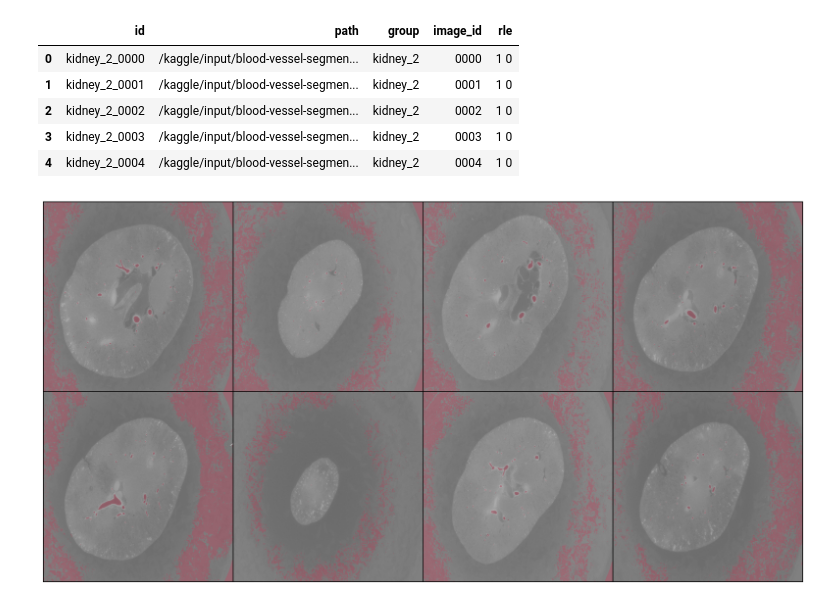
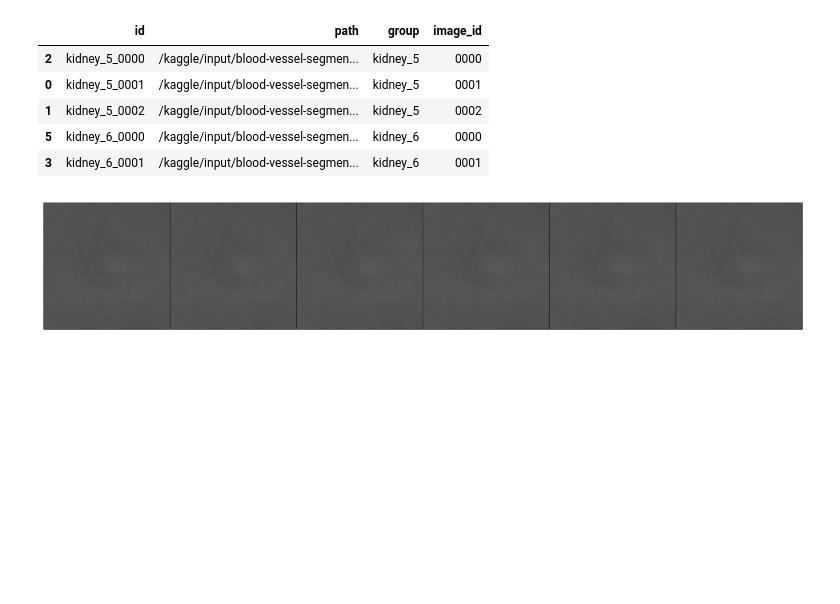
Before and after one commit to recursingfeynman/sennet-segmentation, a Jupyter notebook: notebooks/sennet-inference.ipynb, the cells around one changed output. Cells and saved outputs as stored; diff of their text form; code cells hidden in the pictures; blank space fills up the shorter version.

Commit message:
Kaggle Notebook | SenNet | Inference | Version 52

```diff
--- a/notebooks/sennet-inference.ipynb
+++ b/notebooks/sennet-inference.ipynb
@@ -22,17 +26,18 @@ from angionet.postprocessing import postprocess
 # %%
 class config:
     root = "/kaggle/input/blood-vessel-segmentation"
-    model = "/kaggle/input/sennet-training/tu-resnet50d-best.pt"
+    model = list(Path("/kaggle/input/angionet-snapshot").glob("*.pt"))[0]
     dim = 800
     stride = 600
     padding = 'reflect'
+    lomc = True
     batch_size = 4
     thresholds = (0.2, 0.5)
     transforms = A.Compose([
         AP.ToTensorV2(),
      ])
 
-    submission = False
+    submission = True
 
 # Disable scientific notation
 np.set_printoptions(suppress=True)
@@ -58,12 +63,12 @@ if not config.submission:
 
 df.head()
 # %% [output]
-|  | id | path | group | image_id | rle |
-| 0 | kidney_2_0000 | /kaggle/input/blood-vessel-segmen... | kidney_2 | 0000 | 1 0 |
-| 1 | kidney_2_0001 | /kaggle/input/blood-vessel-segmen... | kidney_2 | 0001 | 1 0 |
-| 2 | kidney_2_0002 | /kaggle/input/blood-vessel-segmen... | kidney_2 | 0002 | 1 0 |
-| 3 | kidney_2_0003 | /kaggle/input/blood-vessel-segmen... | kidney_2 | 0003 | 1 0 |
-| 4 | kidney_2_0004 | /kaggle/input/blood-vessel-segmen... | kidney_2 | 0004 | 1 0 |
+|  | id | path | group | image_id |
+| 2 | kidney_5_0000 | /kaggle/input/blood-vessel-segmen... | kidney_5 | 0000 |
+| 0 | kidney_5_0001 | /kaggle/input/blood-vessel-segmen... | kidney_5 | 0001 |
+| 1 | kidney_5_0002 | /kaggle/input/blood-vessel-segmen... | kidney_5 | 0002 |
+| 5 | kidney_6_0000 | /kaggle/input/blood-vessel-segmen... | kidney_6 | 0000 |
+| 3 | kidney_6_0001 | /kaggle/input/blood-vessel-segmen... | kidney_6 | 0001 |
 # %%
 device = torch.device('cuda' if torch.cuda.is_available() else 'cpu')
 model = torch.load(config.model, map_location = device)
@@ -73,15 +78,15 @@ if config.submission:
 else:
     frame = df.sample(100)
 
-output = predict(
-    model = model,
-    frame = frame,
-    transforms = config.transforms,
-    device = device,
-    config = config
-)
+rles = []
+for group, data in frame.groupby('group'):
+    paths = data.path.values
+    output = predict(model, paths, device, config)
+    output = postprocess(output, threshold = 16, connectivity = 26)
+    for out in output:
+        rles.append(encode(out))
 # %%
-def visualize(paths, encodings, N=8):
+def visualize(paths, encodings, N=8, nrow = 4, figsize = (16, 8)):
     color = np.array([255, 10, 60], dtype="uint8")
     indices = np.random.permutation(np.arange(len(paths)))[:N]
     output = []
@@ -96,15 +101,15 @@ def visualize(paths, encodings, N=8):
         out = cv2.addWeighted(img, 0.8, masked_img, 0.2, 0)
         output.append(torch.from_numpy(out).permute(2, 0, 1))
 
-    grid = make_grid(output, nrow=4).permute(1, 2, 0)
-    fig = plt.figure(figsize=(20, 12))
+    grid = make_grid(output, nrow=nrow).permute(1, 2, 0)
+    fig = plt.figure(figsize=figsize)
     plt.imshow(grid)
     plt.axis("off")
     plt.show()
 # %%
-visualize(frame.path.values, np.asarray(output))
+visualize(frame.path.values, np.array(rles), nrow = 6, figsize = (18, 8))
 # %% [output]
-[figure, old version]
+[figure, new version]
 # %%
 # if not config.submission:
 #     from angionet.metrics import dice, confusion_matrix
```
Also changed, not shown: parts of 2 cells of this notebook.
